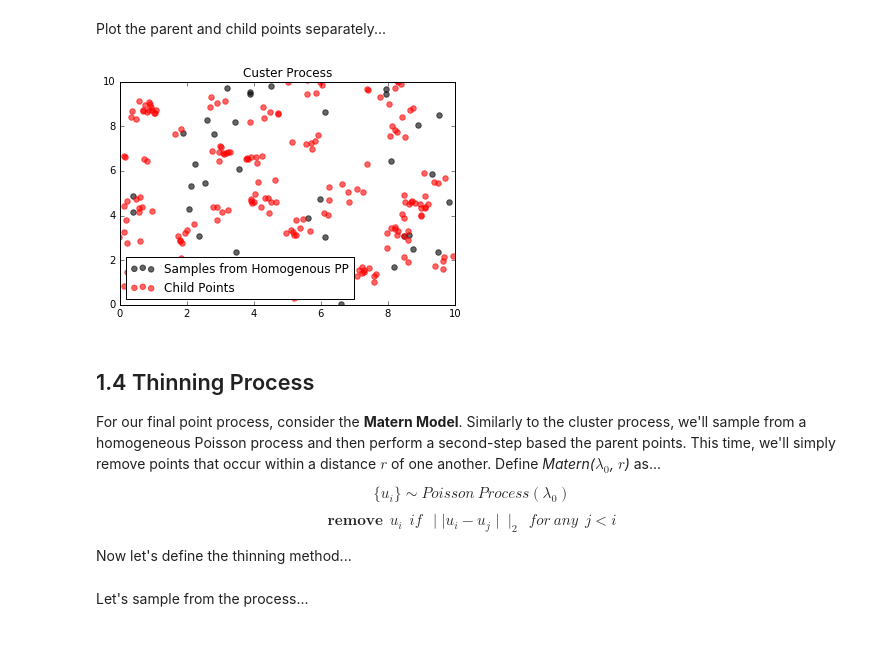
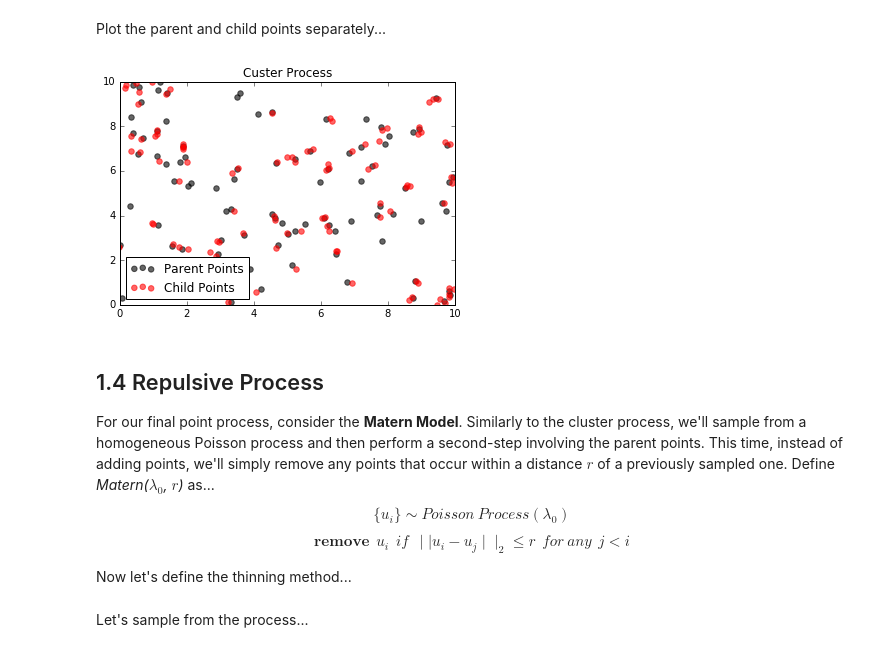
Before and after one commit to enalisnick/blog_sandbox, a Jupyter notebook: BigDIPA_Spatial_lab_with_solutions.ipynb, the cells around one changed output. Cells and saved outputs as stored; diff of their text form; code cells hidden in the pictures.

```diff
--- a/BigDIPA_Spatial_lab_with_solutions.ipynb
+++ b/BigDIPA_Spatial_lab_with_solutions.ipynb
@@ -122,49 +128,48 @@ The final sample set consists of both the parent and child points: $ \{ \{ u_{i}
 # %%
-def sample_child_point(x0, cluster_intensity=1.):
+def sample_child_point(x0, cluster_intensity=1., gauss_scale=.1):
     n = np.random.poisson(cluster_intensity)
     if n < 1: return None
 
     samples = []
-    while len(samples) < n:
-        s = np.random.normal(scale=.1, size=(1,2))
-        samples.append( x0 + s )
+    for i in xrange(n):
+        samples.append( x0 + np.random.normal(scale=gauss_scale, size=(1,2)) )
 
     return np.vstack(samples)
 # %% [markdown]
 Now let's use the child generator to sample a full cluster process...
 # %%
 ### Sample parent points from Poisson process
-x_homog_pp = sample_from_poisson_process(intensity=.4)
+homog_pp = sample_from_poisson_process(intensity=1.)
 
 ### Sample child points
-candidates = [sample_child_point(x_homog_pp[i]) for i in range(x_homog_pp.shape[0])]
-x_child_points = np.vstack([x for x in candidates if x is not None])
+candidates = [sample_child_point(homog_pp[i]) for i in range(homog_pp.shape[0])]
+child_points = np.vstack([x for x in candidates if x is not None])
 
 ### Combine for final sample set
-cluster_process = np.vstack([x_homog_pp, x_child_points])
+cluster_process = np.vstack([homog_pp, child_points])
 # %% [markdown]
 Plot the parent and child points separately...
 # %%
 plt.figure()
 
-plt.scatter(x_homog_pp[:,0], x_homog_pp[:,1], s=30, color='black', alpha=0.6, label="Samples from Homogenous PP")
-plt.scatter(x_cluster_process[:,0], x_cluster_process[:,1], s=30, color='red', alpha=0.6, label="Child Points")
+plt.scatter(homog_pp[:,0], homog_pp[:,1], s=30, color='black', alpha=0.6, label="Parent Points")
+plt.scatter(child_points[:,0], child_points[:,1], s=30, color='red', alpha=0.6, label="Child Points")
 
 plt.xlim([0,nX])
 plt.ylim([0,nX])
 plt.legend(loc=3)
 plt.title("Custer Process")
 
 plt.show()
 # %% [output]
-[figure, old version]
+[figure, new version]
 # %% [markdown]
-## 1.4  Thinning Process
+## 1.4  Repulsive Process
 
-For our final point process, consider the **Matern Model**.  Similarly to the cluster process, we'll sample from a homogeneous Poisson process and then perform a second-step based the parent points.  This time, we'll simply remove points that occur within a distance $r$ of one another.  Define *Matern($\lambda_{0}$, $r$)* as...
+For our final point process, consider the **Matern Model**.  Similarly to the cluster process, we'll sample from a homogeneous Poisson process and then perform a second-step involving the parent points.  This time, instead of adding points, we'll simply remove any points that occur within a distance $r$ of a previously sampled one.  Define *Matern($\lambda_{0}$, $r$)* as...
 
 $$ \{ u_{i} \} \sim Poisson \ Process(\lambda_{0}) $$
-$$ \textbf{remove} \ \  u_{i} \ \ if  \ \ \mid \mid u_{i} - u_{j} \mid \mid_{2} \ \ for \ any \ \ j < i$$
+$$ \textbf{remove} \ \  u_{i} \ \ if  \ \ \mid \mid u_{i} - u_{j} \mid \mid_{2} \le r \ \ for \ any \ \ j < i$$
 
 Now let's define the thinning method...
 # %%
```
Also changed, not shown: parts of 29 cells of this notebook.
